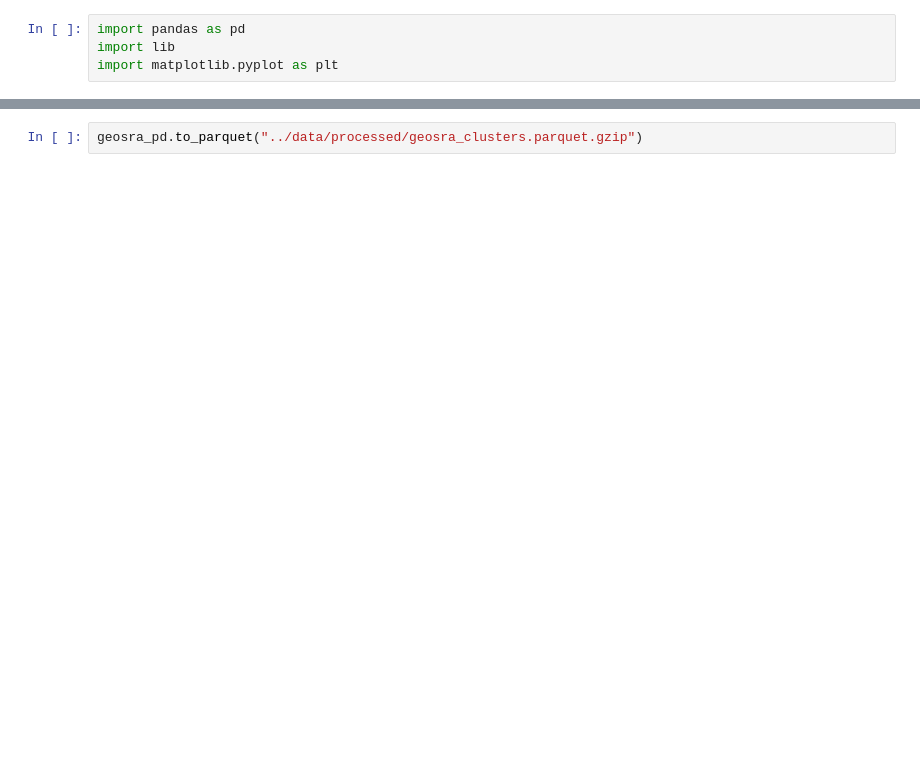
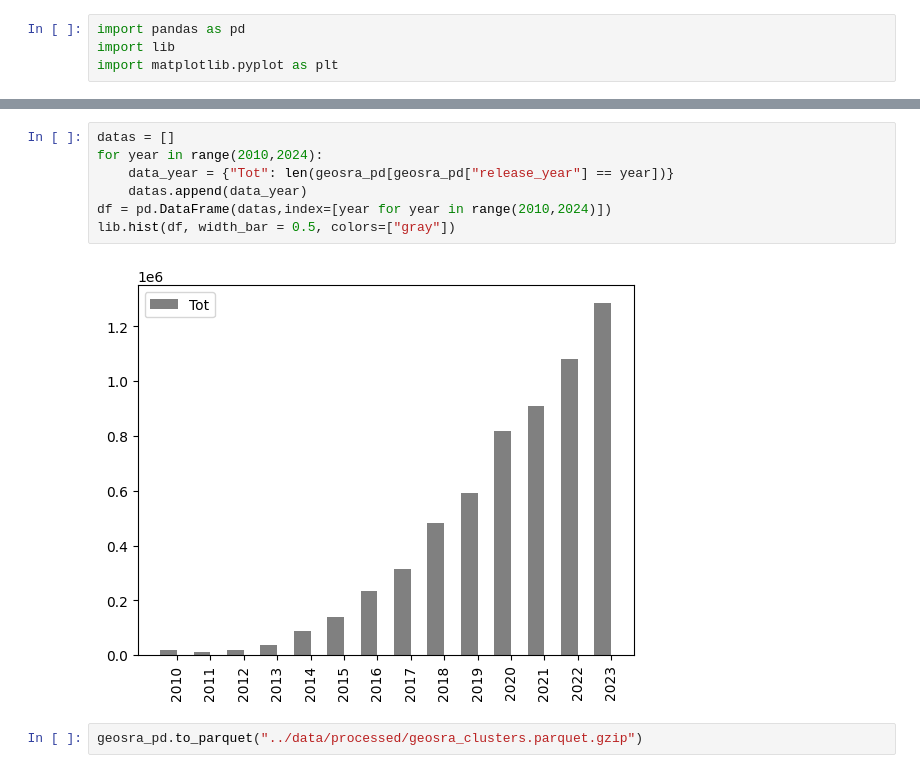
Before and after one commit to TristanHillairet/viromatlas-wastewater, a Jupyter notebook: code/geosra-organism-stats.ipynb, the cells around one changed output, grey strips where cells are left out. Cells and saved outputs as stored; diff of their text form; blank space fills up the shorter version.

```diff
--- a/code/geosra-organism-stats.ipynb
+++ b/code/geosra-organism-stats.ipynb
@@ -83,2 +79,11 @@ lib.hist(df, width_bar=0.15, colors=colors)
+# %%
+datas = []
+for year in range(2010,2024):
+    data_year = {"Tot": len(geosra_pd[geosra_pd["release_year"] == year])}
+    datas.append(data_year)
+df = pd.DataFrame(datas,index=[year for year in range(2010,2024)])
+lib.hist(df, width_bar = 0.5, colors=["gray"])
+# %% [output]
+[figure, added]
 # %%
 geosra_pd.to_parquet("../data/processed/geosra_clusters.parquet.gzip")
```
Also changed, not shown: parts of 7 cells of this notebook, 3 other files.
